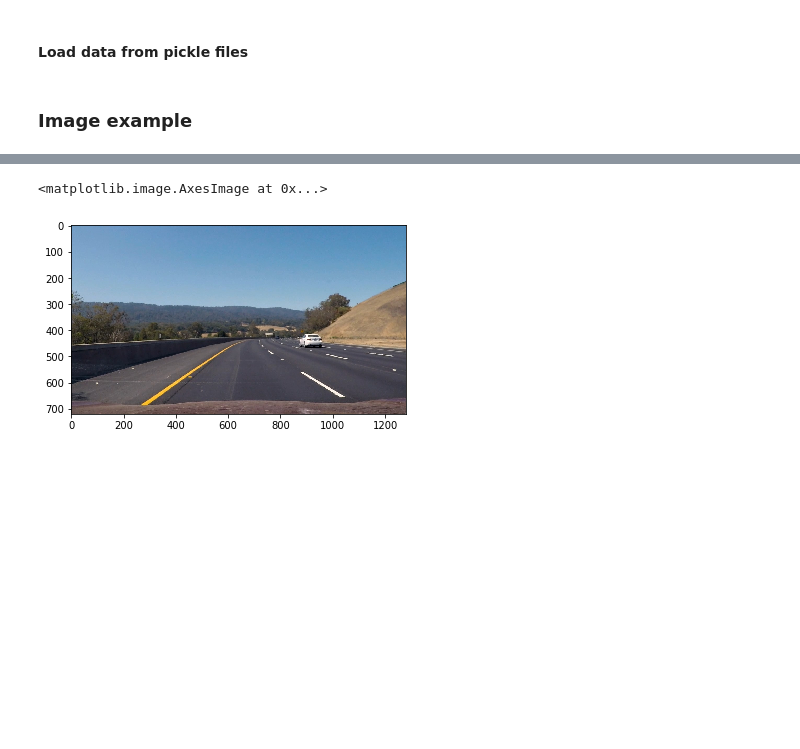
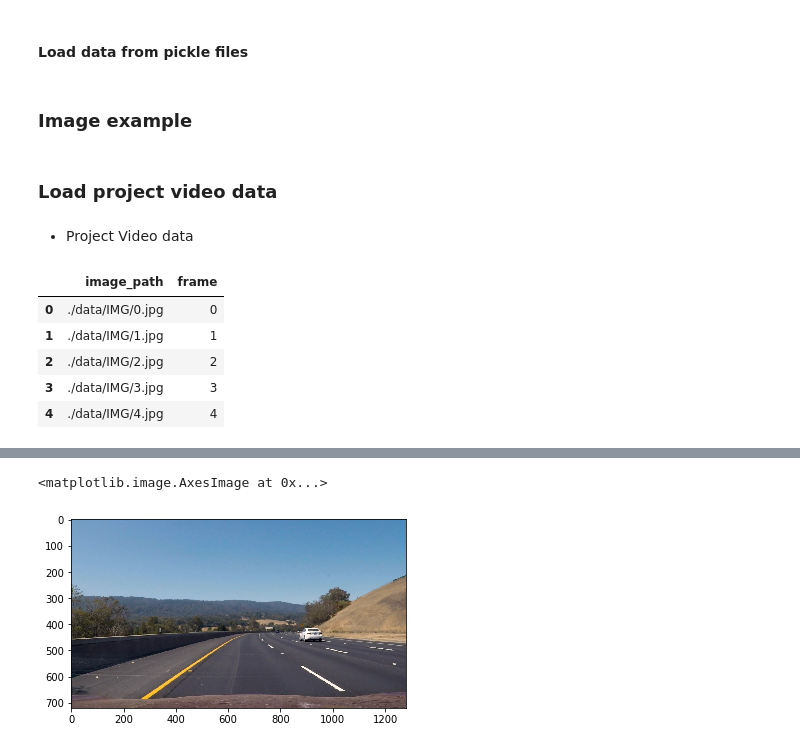
Before and after one commit to JonathanCMitchell/Advanced-Lane-Line-Detection, a Jupyter notebook: LaneLines-good.ipynb, the cells around one changed output, grey strips where cells are left out. Saved outputs shown, nothing was run; the diff lists cells and outputs as text; code cells hidden in the pictures; blank space fills up the shorter version.

```diff
--- a/LaneLines-good.ipynb
+++ b/LaneLines-good.ipynb
@@ -22,3 +25,17 @@ M = perspective_transform_data['homography_matrix']
 src_pts = perspective_transform_data['source_points']
 # %% [markdown]
 ### Image example
+# %% [markdown]
+### Load project video data
+# %% [markdown]
+* Project Video data
+# %%
+df = pd.read_csv('./data/driving.csv')
+df.head(5)
+# %% [output]
+|  | image_path | frame |
+| 0 | ./data/IMG/0.jpg | 0 |
+| 1 | ./data/IMG/1.jpg | 1 |
+| 2 | ./data/IMG/2.jpg | 2 |
+| 3 | ./data/IMG/3.jpg | 3 |
+| 4 | ./data/IMG/4.jpg | 4 |
```
Also changed, not shown: parts of 18 cells of this notebook, 3 other files.
